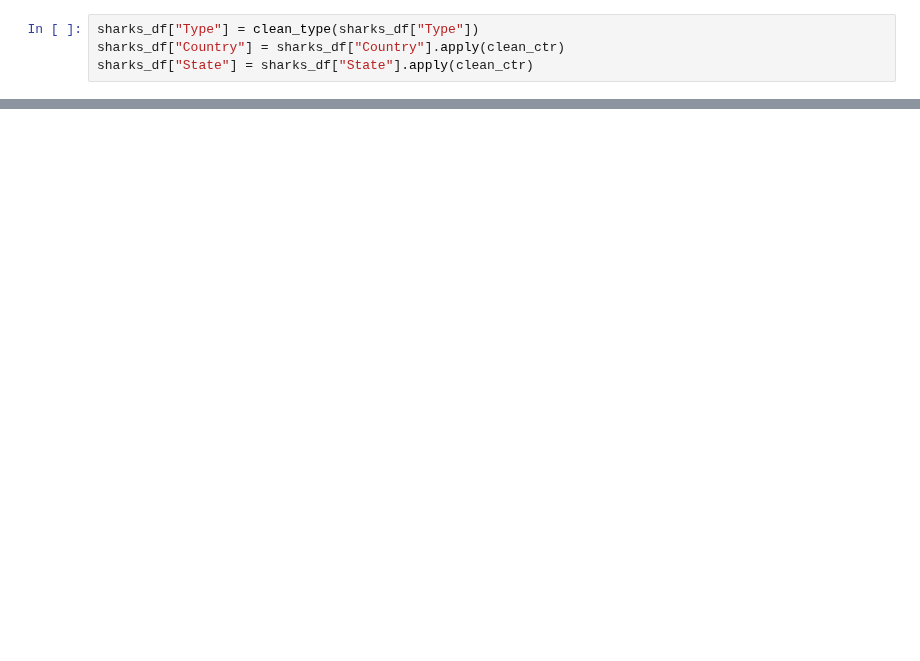
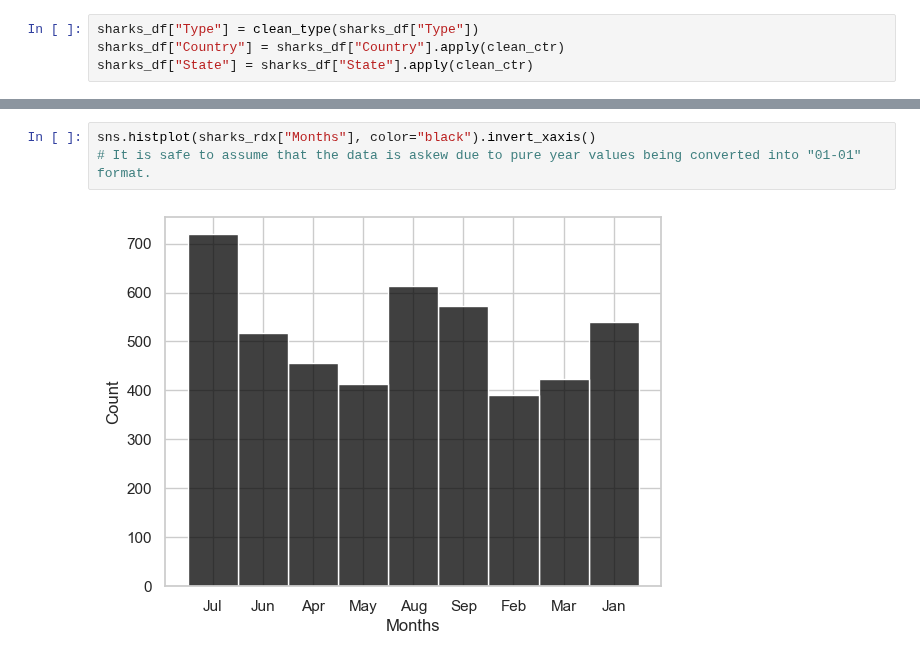
Before and after one commit to Papa-Yaga/quest_2, a Jupyter notebook: Quest_2_Shark_Analysis.ipynb, the cells around one changed output, grey strips where cells are left out. Drawn from its saved outputs; the diff is of its cells as text; blank space fills up the shorter version.

```diff
--- a/Quest_2_Shark_Analysis.ipynb
+++ b/Quest_2_Shark_Analysis.ipynb
@@ -126,0 +271,5 @@ sns.histplot(sharks_rdx["Year"], color="black").invert_xaxis()
+# %%
+sns.histplot(sharks_rdx["Months"], color="black").invert_xaxis()
+# It is safe to assume that the data is askew due to pure year values being converted into "01-01" format.
+# %% [output]
+[figure, added]
```
Also changed, not shown: parts of 18 cells of this notebook.
